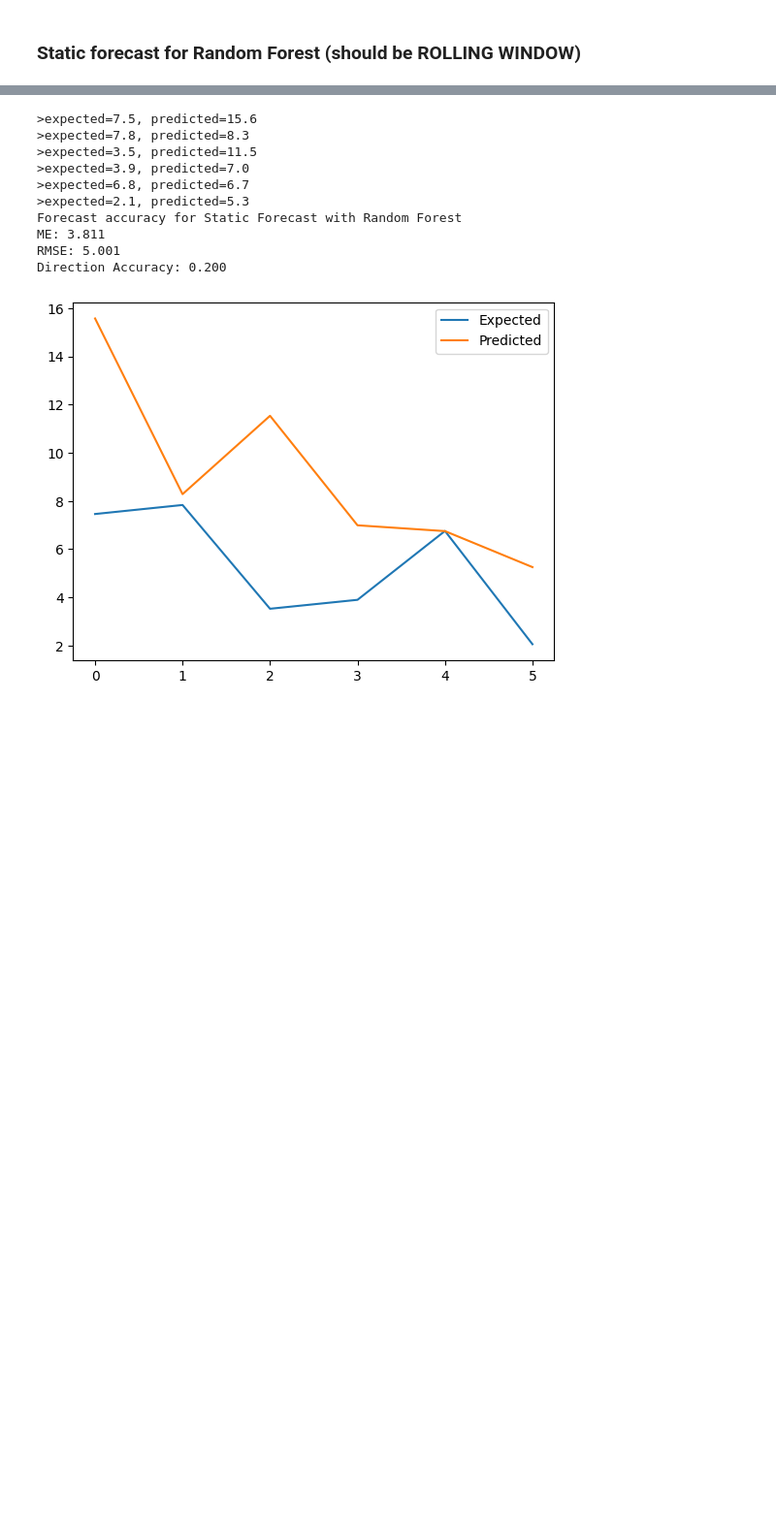
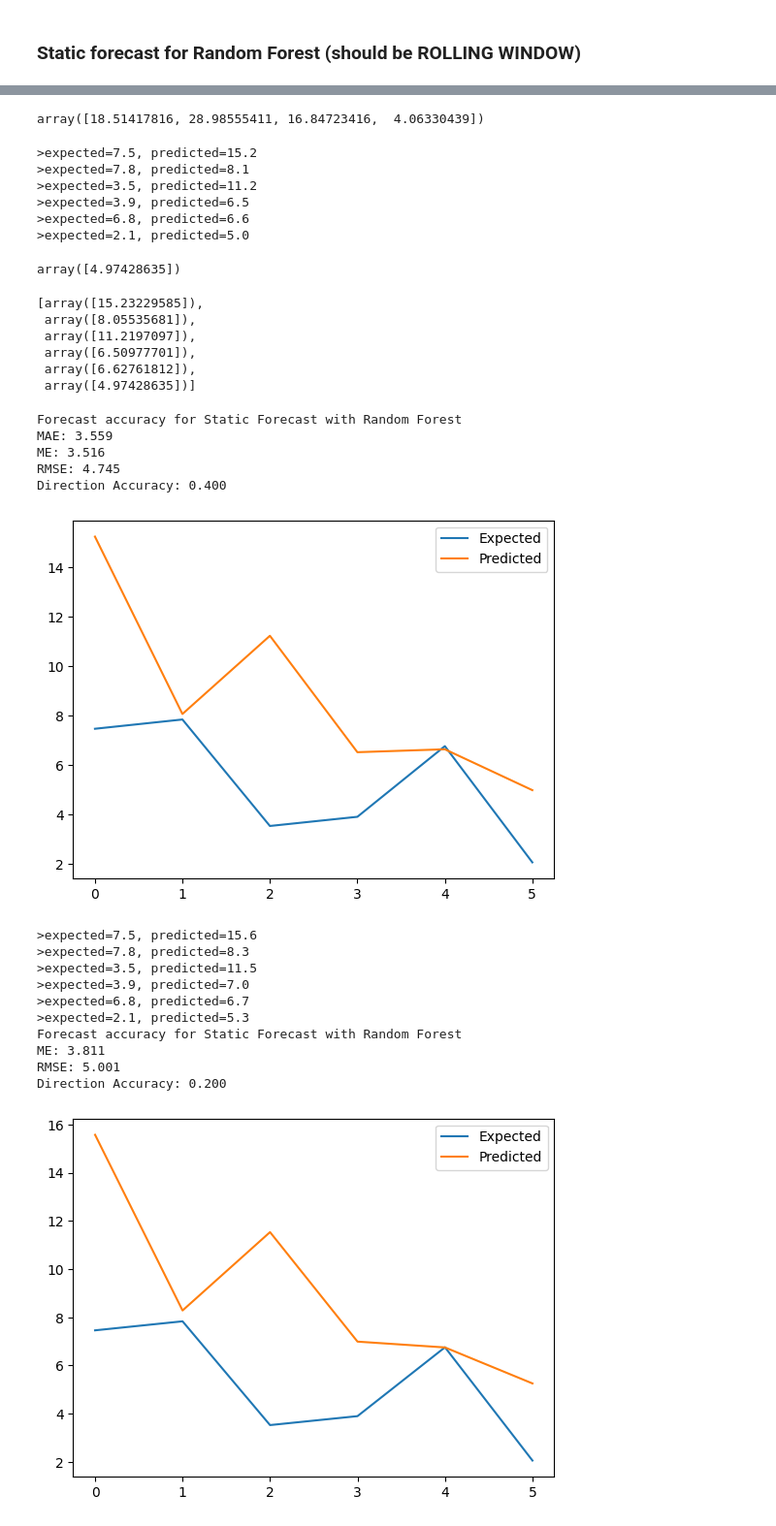
Before and after one commit to surajkarak/thesis, a Jupyter notebook: 3. RandomForest.ipynb, the cells around one changed output, grey strips where cells are left out. Shown: that part at 97% size. Cells and saved outputs as stored; diff of their text form; code cells hidden in the pictures; blank space fills up the shorter version.

```diff
--- a/3. RandomForest.ipynb
+++ b/3. RandomForest.ipynb
@@ -183,0 +148,2 @@ NameError: name 'train' is not defined
+# %%
+train, test = train_test_split(rf_data, 6)
@@ -184,3 +162,68 @@ NameError: name 'train' is not defined
+# %%
+test[0, :-1]
+# %% [output]
+array([18.51417816, 28.98555411, 16.84723416,  4.06330439])
+# %%
+for i in range(len(test)):
+    # split test row into input and output columns
+    testX, testy = test[i, :-1], test[i, -1]
+    # ONLY MAKE ONE-STEP PREDICTIONS BASED ON MODEL TRAINED ONCE
+    yhat = model_rf_static.predict([testX])
+    # store forecast in list of predictions
+    predictions.append(yhat)
+    if i > 0:  # Direction accuracy is not applicable for the first prediction
+            forecast_diff = yhat - predictions[-2]
+            actual_diff = testy - test[i - 1, -1]
+            direction_accuracy = int(np.sign(forecast_diff) == np.sign(actual_diff))
+            direction_accuracies.append(direction_accuracy)
+    # summarize progress
+    print('>expected=%.1f, predicted=%.1f' % (testy, yhat))
+# %% [output]
+>expected=7.5, predicted=15.2
+>expected=7.8, predicted=8.1
+>expected=3.5, predicted=11.2
+>expected=3.9, predicted=6.5
+>expected=6.8, predicted=6.6
+>expected=2.1, predicted=5.0
+# %%
+yhat
+# %% [output]
+array([4.97428635])
+# %%
+predictions
+# %% [output]
+[array([15.23229585]),
+ array([8.05535681]),
+ array([11.2197097]),
+ array([6.50977701]),
+ array([6.62761812]),
+ array([4.97428635])]
+# %%
+error = mean_absolute_error(test[:, -1], predictions)
+me = np.mean(predictions - test[:, -1])  # Mean Error
+rmse = mean_squared_error(test[:, -1], predictions, squared=False)
+overall_direction_accuracy = np.mean(direction_accuracies)
+
+#return error, me, rmse ,test[:, -1], predictions, overall_direction_accuracy
+# %%
+#print('MAE: %.3f' % mae)
+print('Forecast accuracy for Static Forecast with Random Forest')
+print('MAE: %.3f' % error)
+print('ME: %.3f' % me)
+print('RMSE: %.3f' % rmse)
+print('Direction Accuracy: %.3f' % overall_direction_accuracy)
+# plot expected vs preducted
+plt.plot(y, label='Expected')
+plt.plot(predictions, label='Predicted')
+plt.legend()
+plt.show()
+# %% [output]
+Forecast accuracy for Static Forecast with Random Forest
+MAE: 3.559
+ME: 3.516
+RMSE: 4.745
+Direction Accuracy: 0.400
+[figure, added]
 # %%
 #
 def rf_staticforecast(data, n_test):
```
Also changed, not shown: parts of 36 cells of this notebook, 1 other file.
